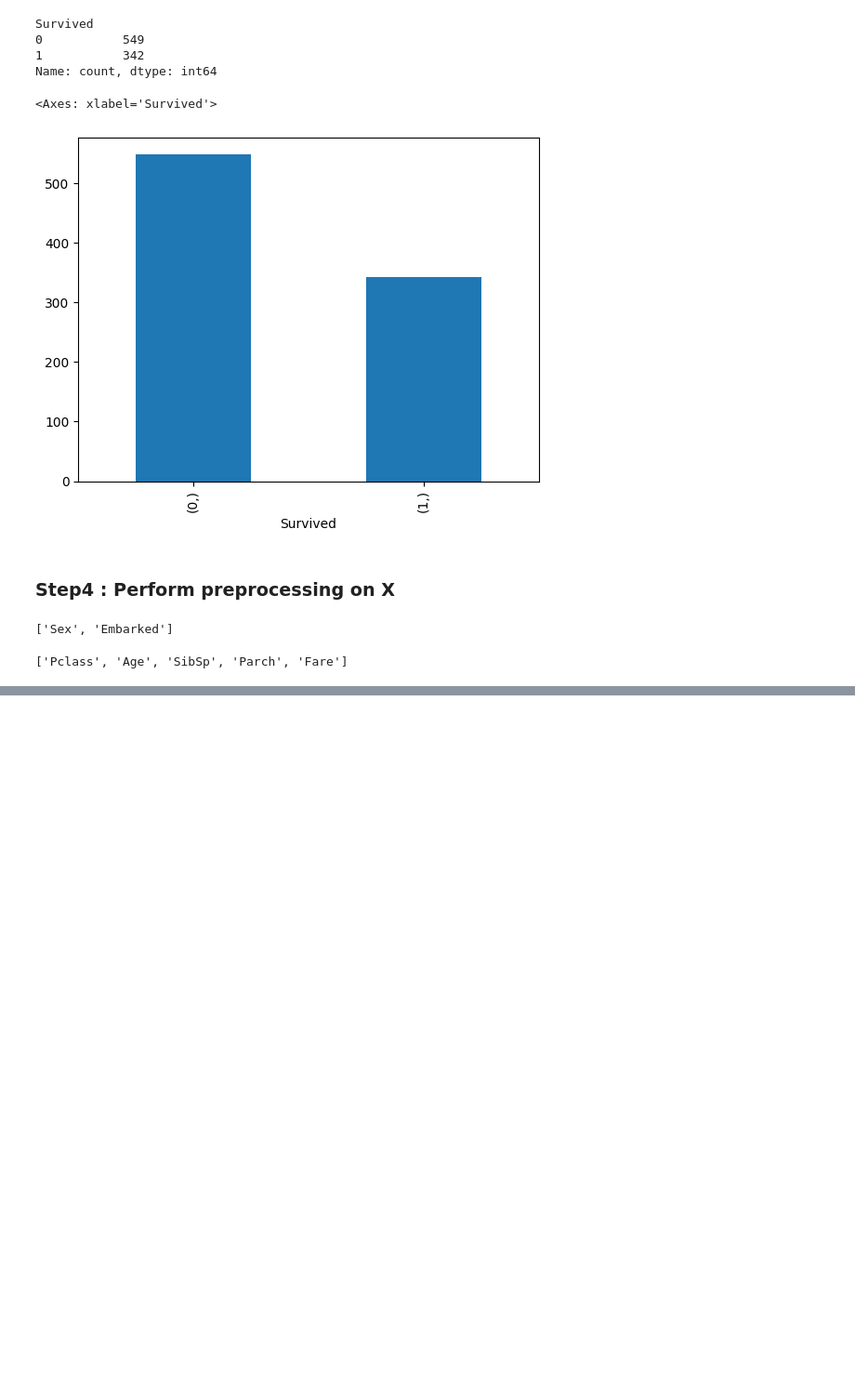
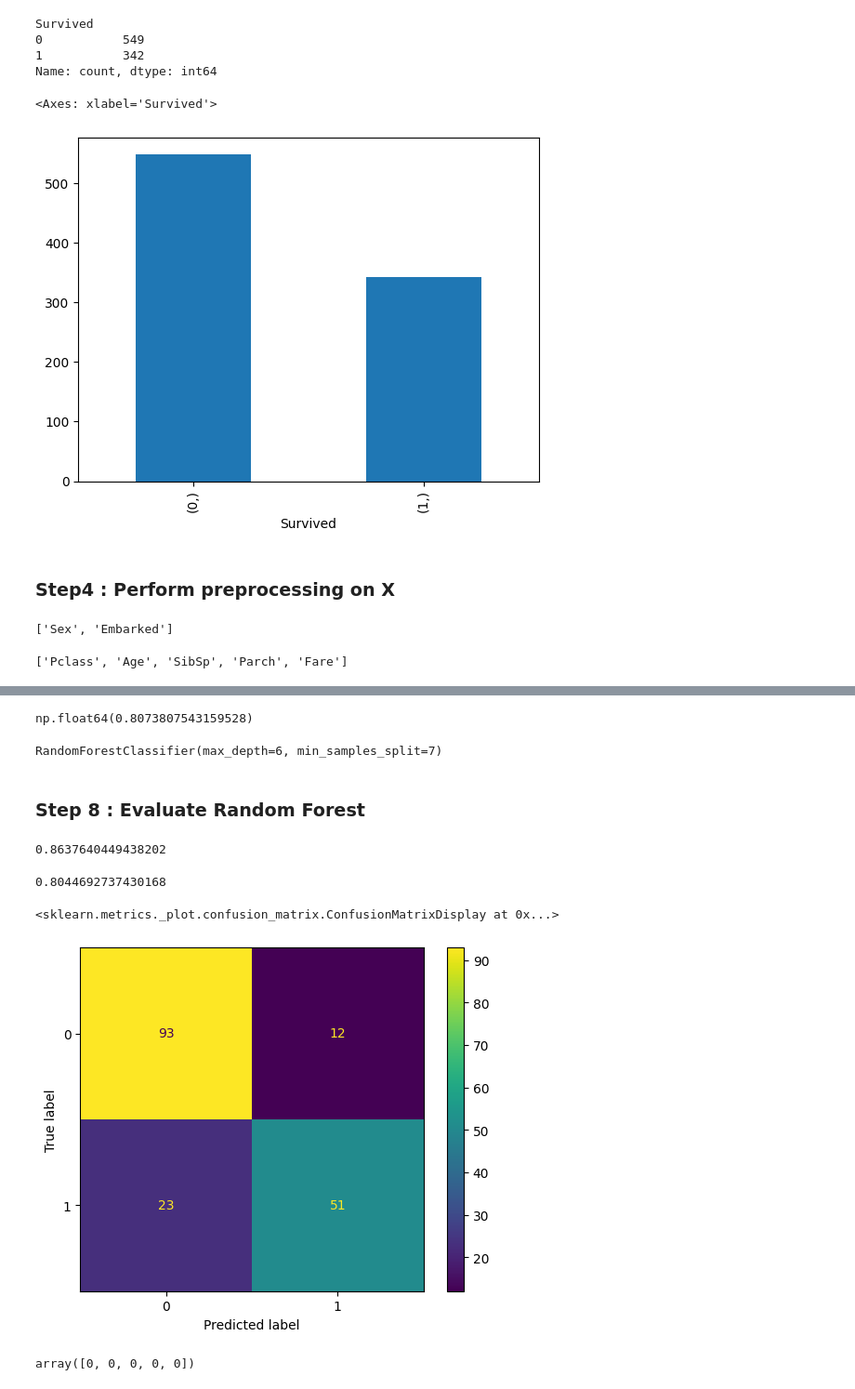
Before and after one commit to vaishaliraut/MLVscode_Demo, a Jupyter notebook: Ensemble Techniques/ensemble.ipynb, the cells around one changed output, grey strips where cells are left out. Shown: that part at 93% size. Saved outputs shown, nothing was run; the diff lists cells and outputs as text; code cells hidden in the pictures; blank space fills up the shorter version.

```diff
--- a/Ensemble Techniques/ensemble.ipynb
+++ b/Ensemble Techniques/ensemble.ipynb
@@ -147,0 +206,5 @@ ValueError: too many values to unpack (expected 2)
+# %%
+from sklearn.ensemble import RandomForestClassifier
+model1 = RandomForestClassifier(n_estimators=1, criterion='gini', max_depth=1, min_samples_split=5, min_samples_leaf=5)
+
+model1.fit(xtrain,ytrain)
@@ -147,0 +224,11 @@ ValueError: too many values to unpack (expected 2)
+# %%
+params1 = {'n_estimators': [10,50,100,200],
+           'max_depth':[1,2,3,4,5,6,7],
+           'min_samples_split':[5,6,7,8,9,10]}
+# %%
+# for faster response use randomizedserachcv
+
+from sklearn.model_selection import RandomizedSearchCV
+rfc = RandomForestClassifier()
+rscv1 = RandomizedSearchCV(rfc, param_distributions=params1, cv=5, scoring='f1_macro')
+rscv1.fit(xtrain,ytrain)
@@ -147,0 +246,27 @@ ValueError: too many values to unpack (expected 2)
+# %%
+rscv1.best_score_
+# %% [output]
+np.float64(0.8073807543159528)
+# %%
+best_rfc = rscv1.best_estimator_
+best_rfc
+# %% [output]
+RandomForestClassifier(max_depth=6, min_samples_split=7)
+# %% [markdown]
+### Step 8 : Evaluate Random Forest
+# %%
+best_rfc.score(xtrain, ytrain)
+# %% [output]
+0.8637640449438202
+# %%
+best_rfc.score(xtest, ytest)
+# %% [output]
+0.8044692737430168
+# %%
+# Confusion matrix
+
+from sklearn.metrics import ConfusionMatrixDisplay
+ConfusionMatrixDisplay.from_estimator(best_rfc,xtest,ytest)
+# %% [output]
+<sklearn.metrics._plot.confusion_matrix.ConfusionMatrixDisplay at 0x...>
+[figure, added]
@@ -147,0 +277,4 @@ ValueError: too many values to unpack (expected 2)
+# %%
+ypred_train[0:5]
+# %% [output]
+array([0, 0, 0, 0, 0])
```
Also changed, not shown: parts of 64 cells of this notebook.
